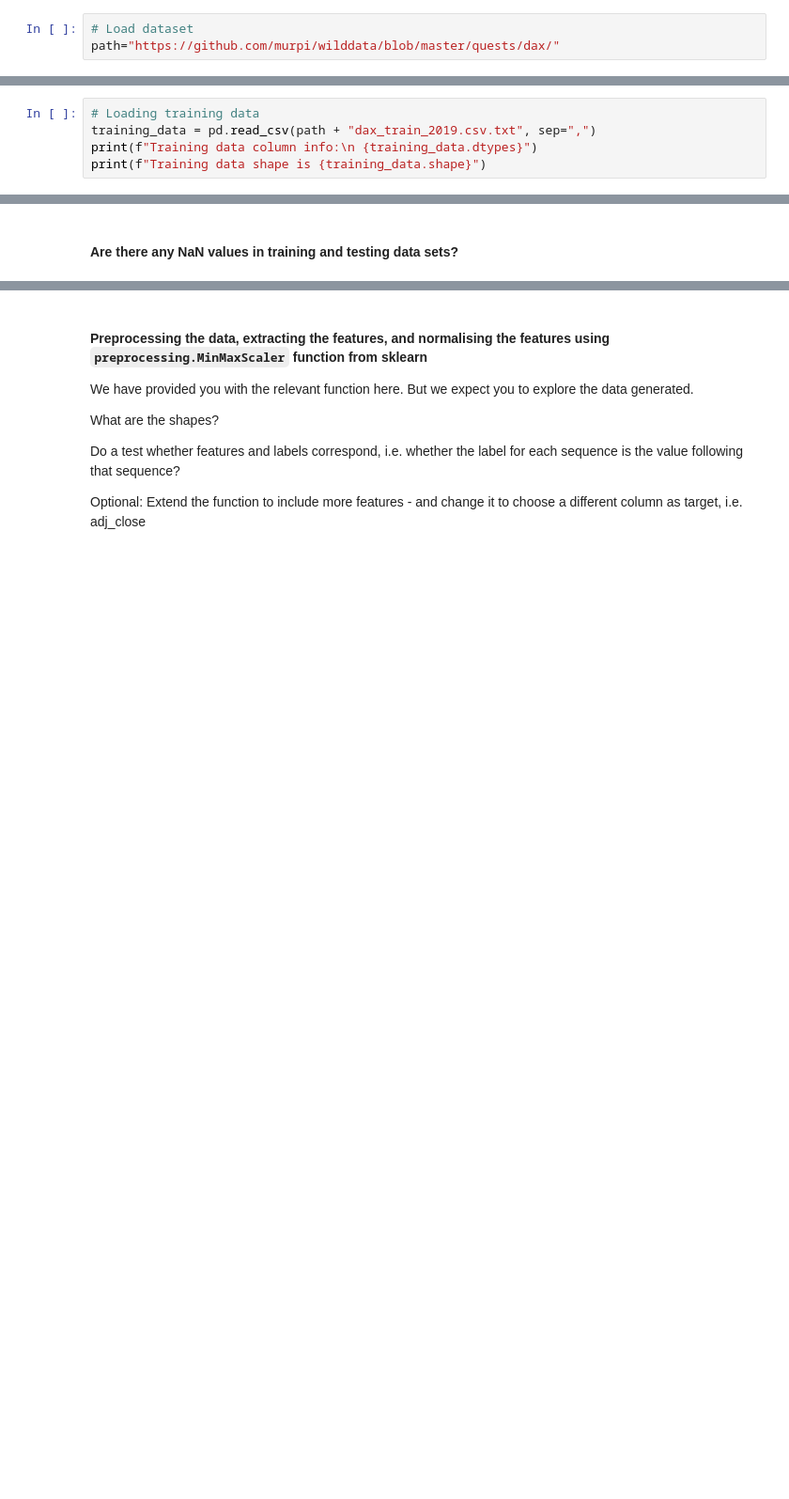
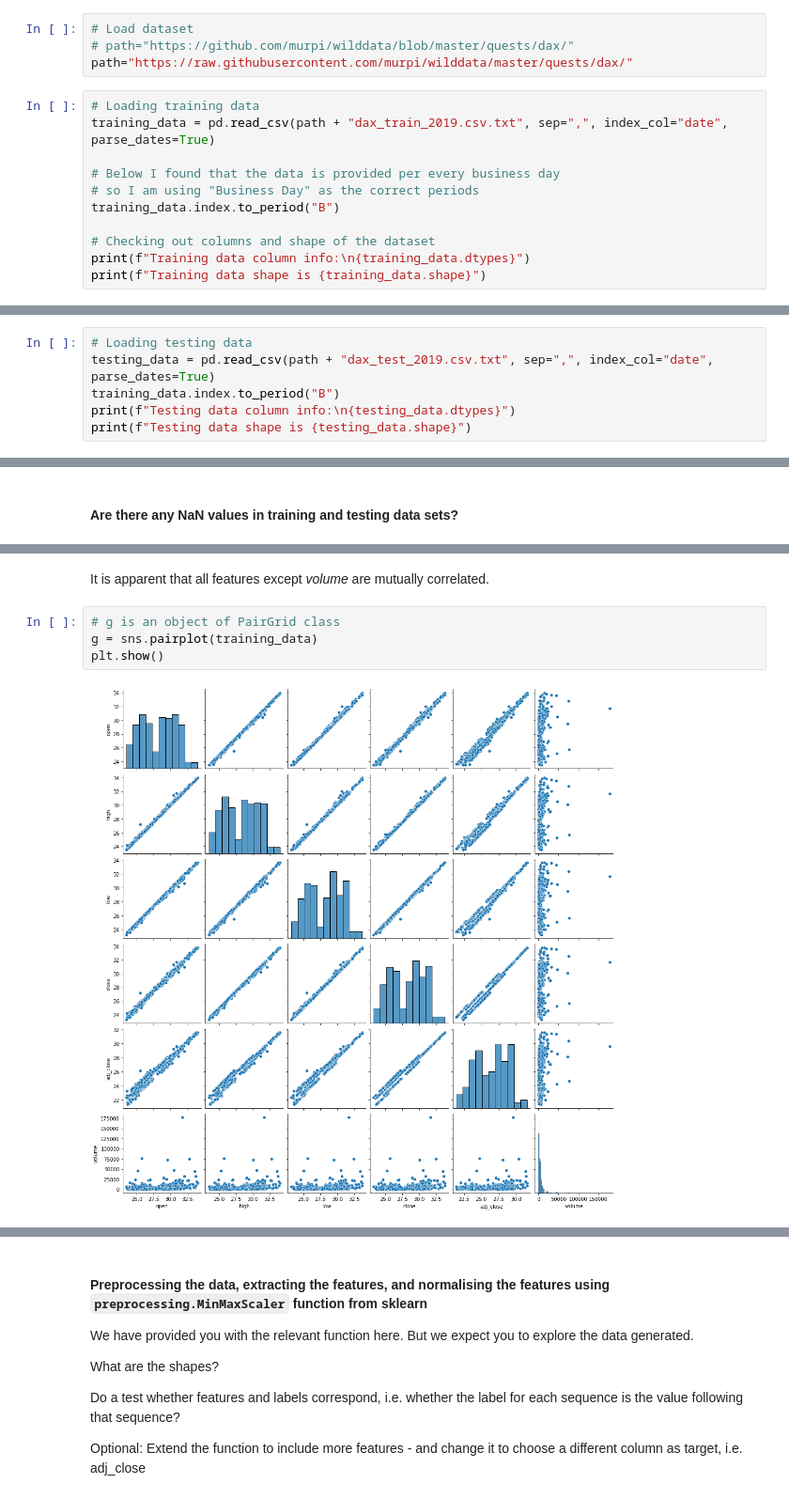
Before and after one commit to peto-ivanov/gda, a Jupyter notebook: quests/RNN-quest_stock_prediction.ipynb, the cells around one changed output, grey strips where cells are left out. Shown at 94% size. Saved outputs shown, nothing was run; the diff lists cells and outputs as text; blank space fills up the shorter version.

```diff
--- a/quests/RNN-quest_stock_prediction.ipynb
+++ b/quests/RNN-quest_stock_prediction.ipynb
@@ -17,4 +22,16 @@ from tensorflow.keras.layers import Dropout
 ### Loading and Preprocessing Data
 # %%
 # Load dataset
-path="https://github.com/murpi/wilddata/blob/master/quests/dax/"
+# path="https://github.com/murpi/wilddata/blob/master/quests/dax/"
+path="https://raw.githubusercontent.com/murpi/wilddata/master/quests/dax/"
+# %%
+# Loading training data
+training_data = pd.read_csv(path + "dax_train_2019.csv.txt", sep=",", index_col="date", parse_dates=True)
+
+# Below I found that the data is provided per every business day
+# so I am using "Business Day" as the correct periods
+training_data.index.to_period("B")
+
+# Checking out columns and shape of the dataset
+print(f"Training data column info:\n{training_data.dtypes}")
+print(f"Training data shape is {training_data.shape}")
@@ -21,6 +48,7 @@ path="https://github.com/murpi/wilddata/blob/master/quests/dax/"
 # %%
-# Loading training data
-training_data = pd.read_csv(path + "dax_train_2019.csv.txt", sep=",")
-print(f"Training data column info:\n {training_data.dtypes}")
-print(f"Training data shape is {training_data.shape}")
+# Loading testing data
+testing_data = pd.read_csv(path + "dax_test_2019.csv.txt", sep=",", index_col="date", parse_dates=True)
+training_data.index.to_period("B")
+print(f"Testing data column info:\n{testing_data.dtypes}")
+print(f"Testing data shape is {testing_data.shape}")
 # %% [output]
@@ -54,0 +130,8 @@ Testing data shape is (148, 7)
+# %% [markdown]
+It is apparent that all features except _volume_ are mutually correlated.
+# %%
+# g is an object of PairGrid class
+g = sns.pairplot(training_data)
+plt.show()
+# %% [output]
+[figure, added]
```
Also changed, not shown: parts of 49 cells of this notebook.
